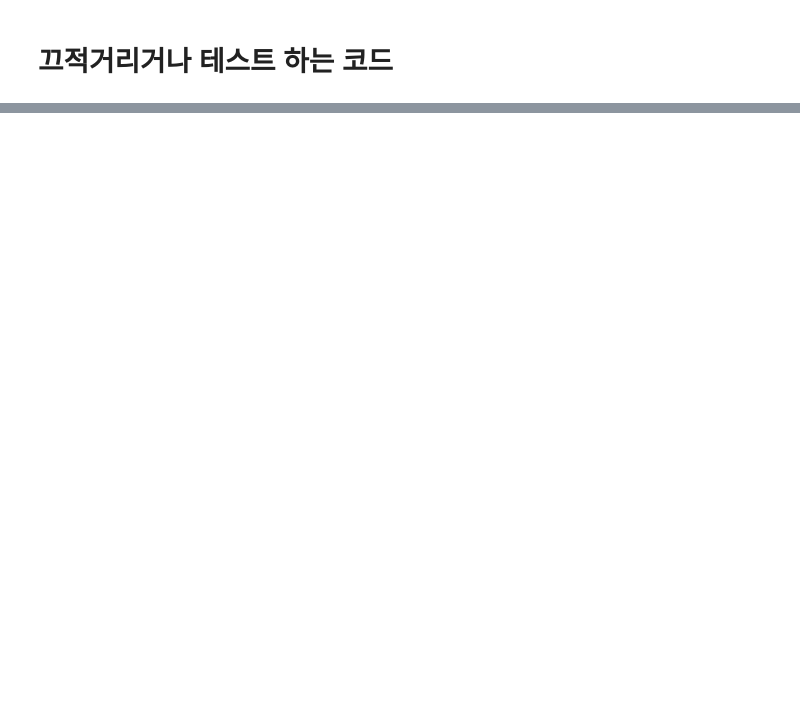
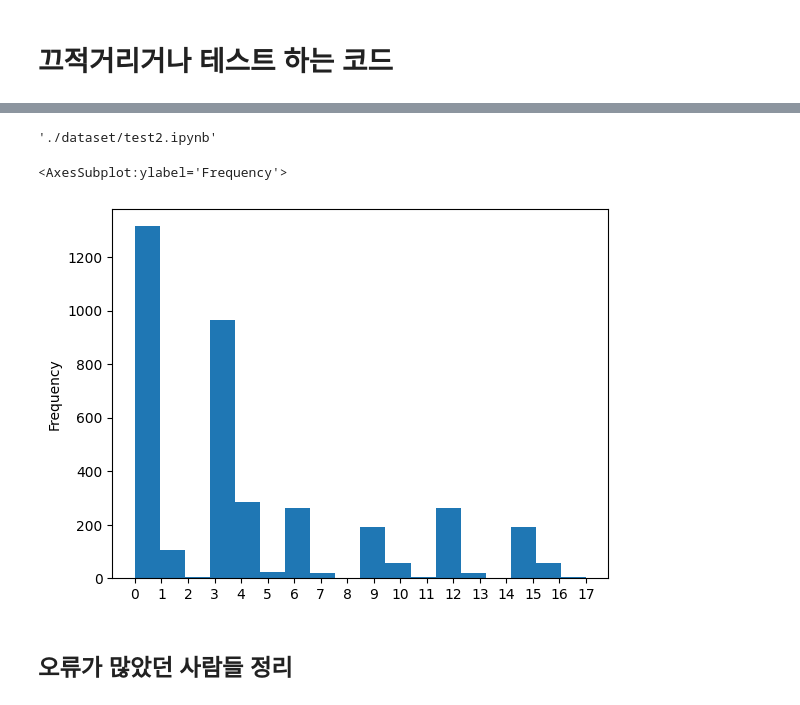
Before and after one commit to boostcampaitech4cv2/level1_imageclassification_cv-level1-cv-06, a Jupyter notebook: T4064/0_T4064_scrach_code.ipynb, the cells around one changed output, grey strips where cells are left out. Drawn from its saved outputs; the diff is of its cells as text; code cells hidden in the pictures; blank space fills up the shorter version.

```diff
--- a/T4064/0_T4064_scrach_code.ipynb
+++ b/T4064/0_T4064_scrach_code.ipynb
@@ -133,0 +551,7 @@ Sat Oct 29 17:49:34 2022
+# %%
+import shutil
+src = './9_T4064_Experiment_people_age.ipynb'
+dst = './dataset/test2.ipynb'
+shutil.copy(src,dst)
+# %% [output]
+'./dataset/test2.ipynb'
@@ -133,0 +560,7 @@ Sat Oct 29 17:49:34 2022
+# %%
+valid_labels.plot.hist(bins=18, xticks=[i for i in range(18)])
+# %% [output]
+<AxesSubplot:ylabel='Frequency'>
+[figure, added]
+# %% [markdown]
+## 오류가 많았던 사람들 정리
```
Also changed, not shown: parts of 108 cells of this notebook, 12 other files.
